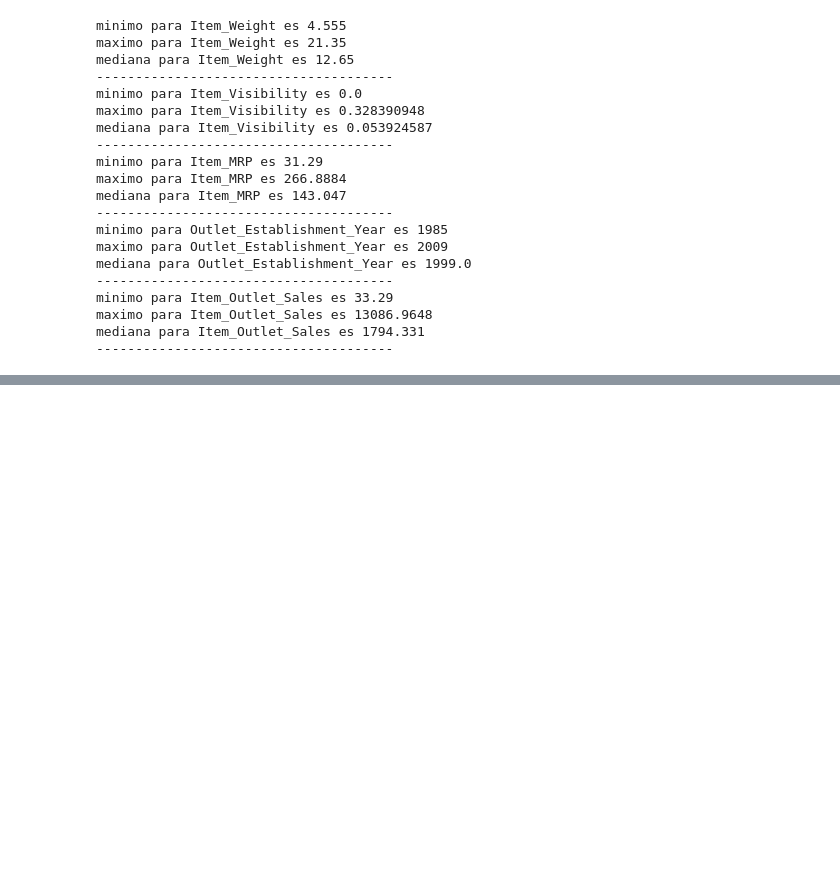
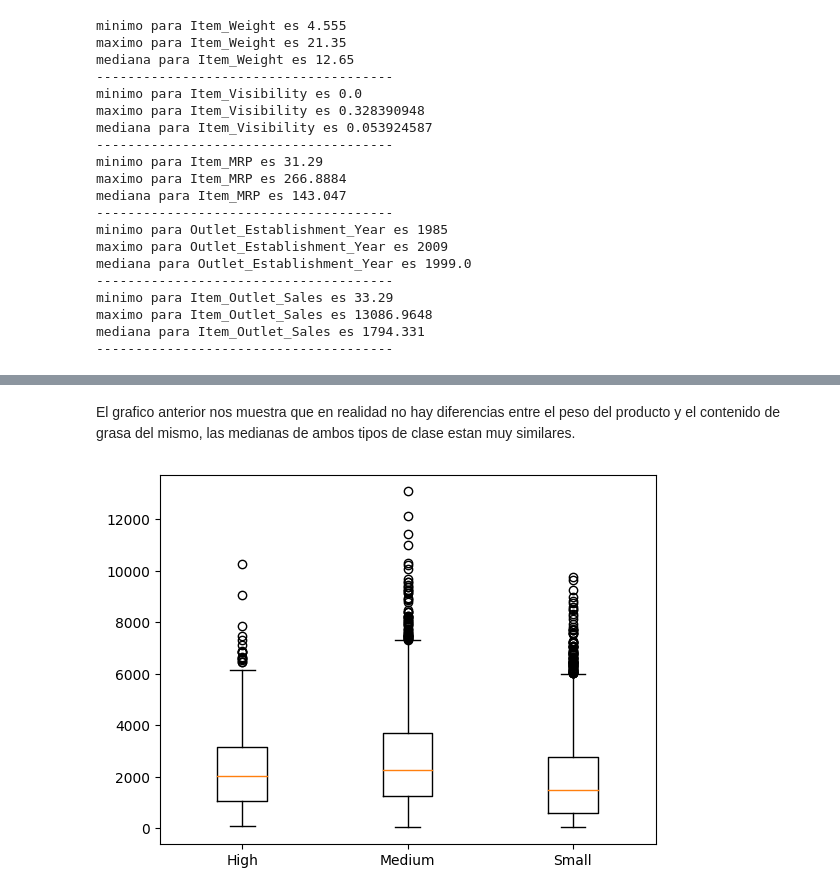
Before and after one commit to marce3-2140/sales-predictions, a Jupyter notebook: sales_predictions.ipynb, the cells around one changed output, grey strips where cells are left out. Saved outputs shown, nothing was run; the diff lists cells and outputs as text; code cells hidden in the pictures; blank space fills up the shorter version.

```diff
--- a/sales_predictions.ipynb
+++ b/sales_predictions.ipynb
@@ -507,0 +542,10 @@ mediana para Item_Outlet_Sales es 1794.331
+# %% [markdown]
+El grafico anterior nos muestra que en realidad no hay diferencias entre el peso del producto y el contenido de grasa del mismo, las medianas de ambos tipos de clase estan muy similares.
+# %%
+#Se muestra la relacion entre el tamaño de la tienda y las ventas del producto en cada tienda
+High = df.loc[df['Outlet_Size']=='High','Item_Outlet_Sales'].values
+Medium = df.loc[df['Outlet_Size']=='Medium','Item_Outlet_Sales'].values
+Small = df.loc[df['Outlet_Size']=='Small','Item_Outlet_Sales'].values
+plt.boxplot([High, Medium, Small], labels=['High', 'Medium', 'Small']);
+# %% [output]
+[figure, added]
```
Also changed, not shown: parts of 23 cells of this notebook.
